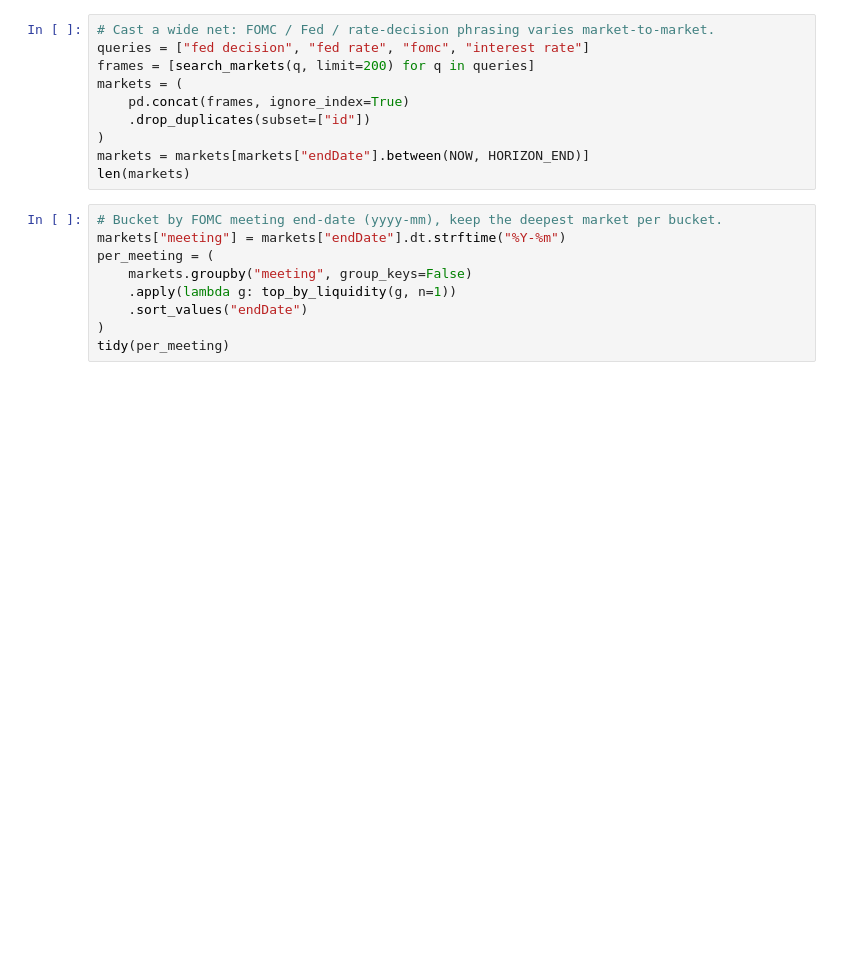
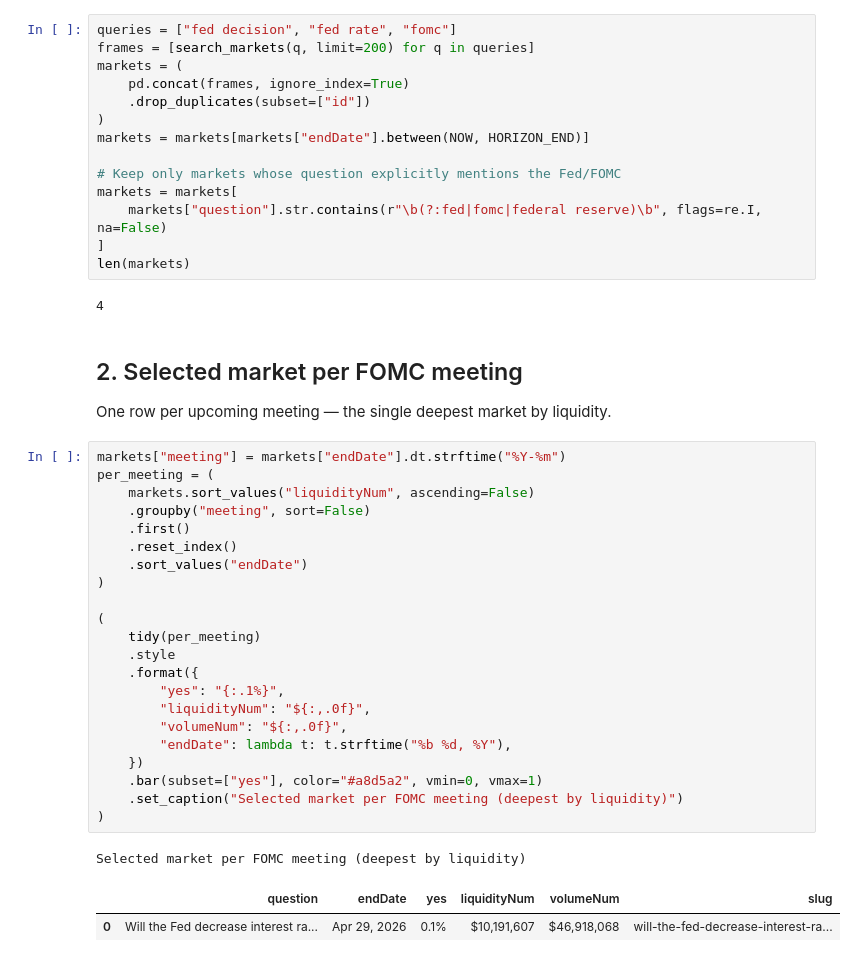
Before and after one commit to kingther94c/alpha_lab, a Jupyter notebook: notebooks/80_event_study/01_fed_rate_decisions.ipynb, the cells around one changed output. Drawn from its saved outputs; the diff is of its cells as text; blank space fills up the shorter version.

```diff
--- a/notebooks/80_event_study/01_fed_rate_decisions.ipynb
+++ b/notebooks/80_event_study/01_fed_rate_decisions.ipynb
@@ -19,19 +29,46 @@ HORIZON_END = NOW + pd.DateOffset(months=HORIZON_MONTHS)
 # %%
-# Cast a wide net: FOMC / Fed / rate-decision phrasing varies market-to-market.
-queries = ["fed decision", "fed rate", "fomc", "interest rate"]
+queries = ["fed decision", "fed rate", "fomc"]
 frames = [search_markets(q, limit=200) for q in queries]
 markets = (
     pd.concat(frames, ignore_index=True)
     .drop_duplicates(subset=["id"])
 )
 markets = markets[markets["endDate"].between(NOW, HORIZON_END)]
+
+# Keep only markets whose question explicitly mentions the Fed/FOMC
+markets = markets[
+    markets["question"].str.contains(r"\b(?:fed|fomc|federal reserve)\b", flags=re.I, na=False)
+]
 len(markets)
+# %% [output]
+4
+# %% [markdown]
+## 2. Selected market per FOMC meeting
+
+One row per upcoming meeting — the single deepest market by liquidity.
 # %%
-# Bucket by FOMC meeting end-date (yyyy-mm), keep the deepest market per bucket.
 markets["meeting"] = markets["endDate"].dt.strftime("%Y-%m")
 per_meeting = (
-    markets.groupby("meeting", group_keys=False)
-    .apply(lambda g: top_by_liquidity(g, n=1))
+    markets.sort_values("liquidityNum", ascending=False)
+    .groupby("meeting", sort=False)
+    .first()
+    .reset_index()
     .sort_values("endDate")
 )
-tidy(per_meeting)
+
+(
+    tidy(per_meeting)
+    .style
+    .format({
+        "yes": "{:.1%}",
+        "liquidityNum": "${:,.0f}",
+        "volumeNum": "${:,.0f}",
+        "endDate": lambda t: t.strftime("%b %d, %Y"),
+    })
+    .bar(subset=["yes"], color="#a8d5a2", vmin=0, vmax=1)
+    .set_caption("Selected market per FOMC meeting (deepest by liquidity)")
+)
+# %% [output]
+Selected market per FOMC meeting (deepest by liquidity)
+|  | question | endDate | yes | liquidityNum | volumeNum | slug |
+| 0 | Will the Fed decrease interest ra... | Apr 29, 2026 | 0.1% | $10,191,607 | $46,918,068 | will-the-fed-decrease-interest-ra... |
```
Also changed, not shown: parts of 9 cells of this notebook, 1 other file.
